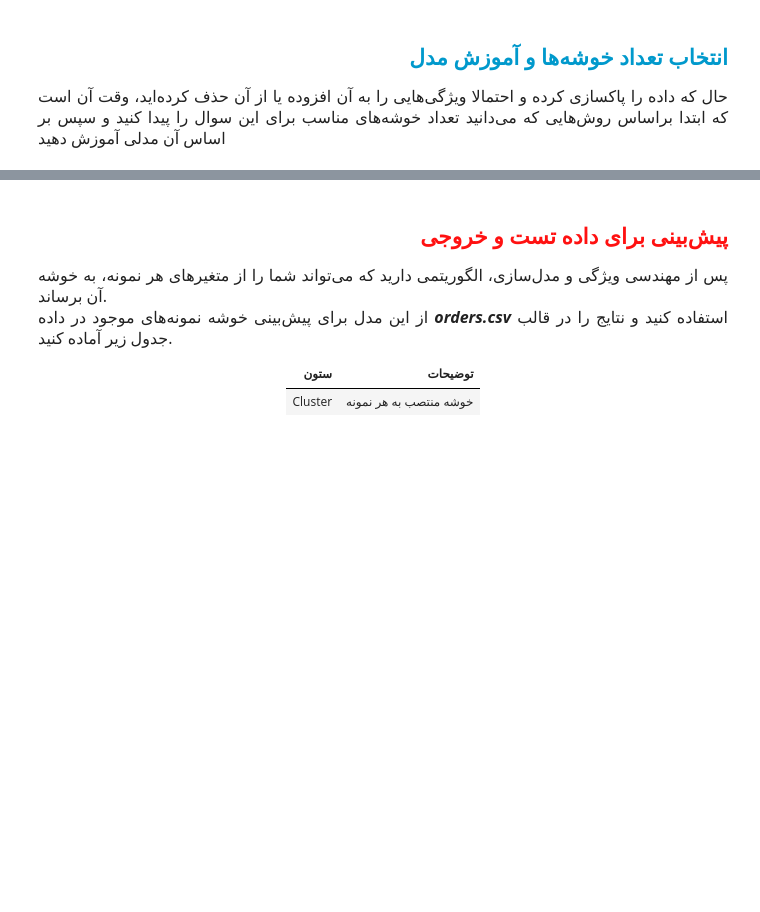
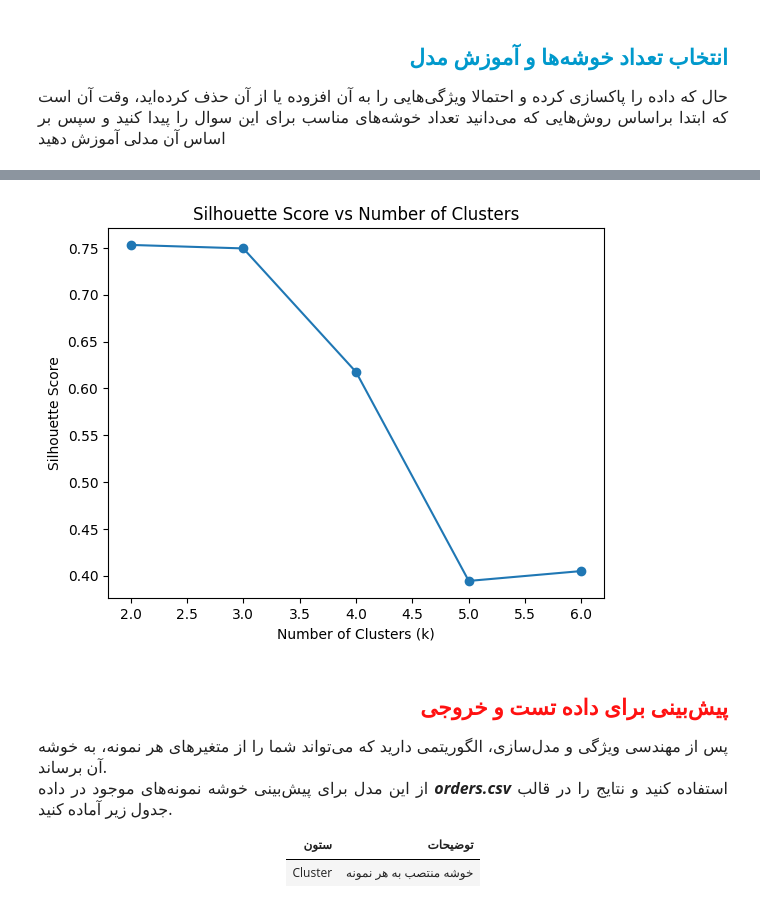
Before and after one commit to MrMrProgrammer/customer-behavior-clustering, a Jupyter notebook: Clustering_ex.ipynb, the cells around one changed output, grey strips where cells are left out. Drawn from its saved outputs; the diff is of its cells as text; code cells hidden in the pictures; blank space fills up the shorter version.

```diff
--- a/Clustering_ex.ipynb
+++ b/Clustering_ex.ipynb
@@ -112,3 +71,16 @@ df.describe()
      شما می‌توانید از هر تکنیک پیش‌پردازش/مهندسی ویژگی که صلاح می‌دانید، استفاده کنید.
 </font>
 </p>
+# %%
+df['DateTime_CartFinalize'] = pd.to_datetime(df['DateTime_CartFinalize'])
+# %%
+customer_features = df.groupby('ID_Customer').agg(
+    purchase_count=('ID_Order', 'count'),
+    total_spent=('Amount_Gross_Order', 'sum'),
+    avg_spent=('Amount_Gross_Order', 'mean'),
+    max_spent=('Amount_Gross_Order', 'max'),
+    total_quantity=('Quantity_item', 'sum'),
+    unique_items=('ID_Item', 'nunique'),
+    first_purchase=('DateTime_CartFinalize', 'min'),
+    last_purchase=('DateTime_CartFinalize', 'max')
+).reset_index()
@@ -115,3 +109,6 @@ df.describe()
+# %%
+scaler = StandardScaler()
+X_scaled = scaler.fit_transform(X)
 # %% [markdown]
 <h2 dir=rtl align=right style="line-height:200%;font-family:vazir;color:#0099cc">
 <font face="vazirmatn" color="#0099cc">
@@ -126,4 +123,13 @@ df.describe()
 </font>
 </p>
 # %%
-# انتخاب تعداد خوشه‌ها
+scores = {}
+for k in range(2, 7):
+    km = KMeans(n_clusters=k, random_state=42)
+    labels = km.fit_predict(X_scaled)
+    score = silhouette_score(X_scaled, labels)
+    scores[k] = score
+
+    print(f"{k = }, {score = }")
+
+scores
@@ -130 +147,13 @@ df.describe()
+# %%
+k_values = list(scores.keys())
+sil_scores = list(scores.values())
+
+plt.figure()
+plt.plot(k_values, sil_scores, marker='o')
+plt.xlabel("Number of Clusters (k)")
+plt.ylabel("Silhouette Score")
+plt.title("Silhouette Score vs Number of Clusters")
+plt.show()
+# %% [output]
+[figure, added]
 # %%
```
Also changed, not shown: parts of 16 cells of this notebook, 2 other files.
